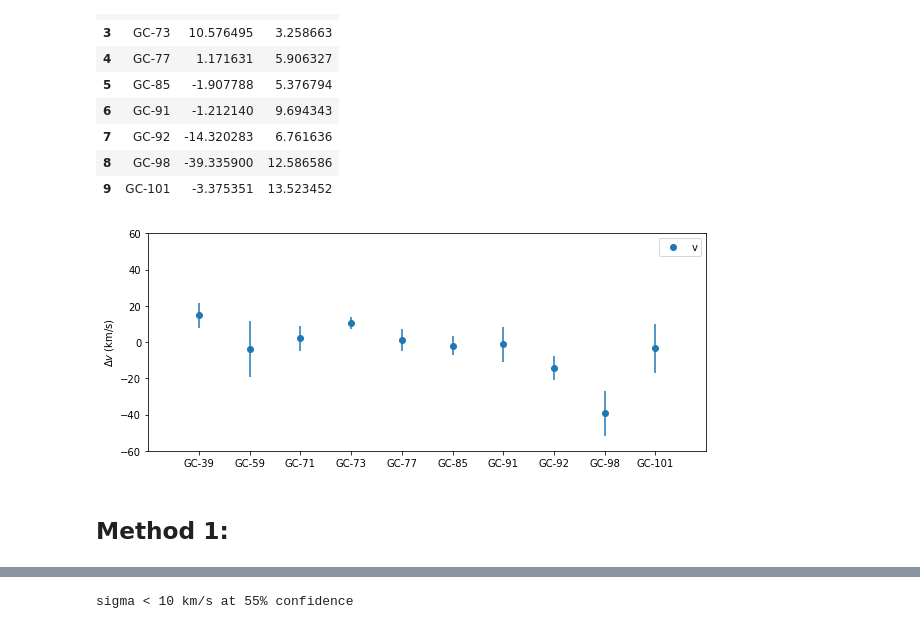
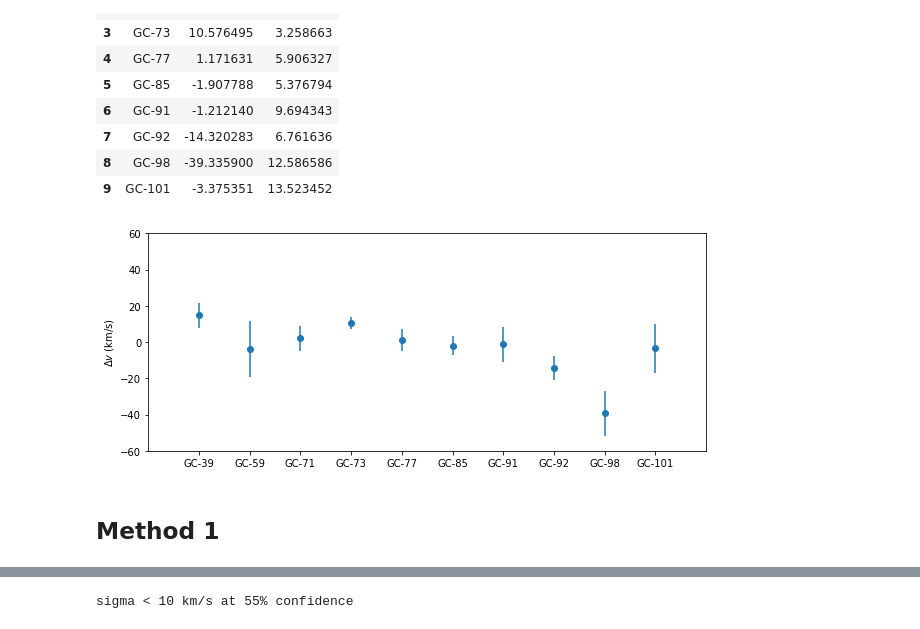
Before and after one commit to pmplewa/NGC1052-DF2, a Jupyter notebook: main.ipynb, the cells around one changed output, grey strips where cells are left out. Cells and saved outputs as stored; diff of their text form; code cells hidden in the pictures.

```diff
--- a/main.ipynb
+++ b/main.ipynb
@@ -30,12 +32,12 @@ df
 | 9 | GC-101 | -3.375351 | 13.523452 |
 # %%
 fig, ax = plt.subplots(figsize=(10, 4))
-df.plot(ax=ax, x=df.index, y="v", yerr="v_err", marker="o", linestyle="none")
+ax.errorbar(df.index, df["v"], yerr=df["v_err"], marker="o", linestyle="none")
 ax.set_xticks(df.index)
 ax.set_xticklabels(df["id"])
 ax.set_xlim([-1, 10])
 ax.set_ylim([-60, 60])
 ax.set_ylabel(r"$\Delta v$ (km/s)")
 plt.show()
 # %% [output]
-[figure, old version]
+[figure, new version]
@@ -42,5 +48,5 @@ plt.show()
 # %% [markdown]
-## Method 1:
+## Method 1
 # %%
 # robust estimate of the observed velocity dispersion
 sigma_obs = biweight_scale(df["v"])
```
Also changed, not shown: parts of 24 cells of this notebook, 1 other file.
